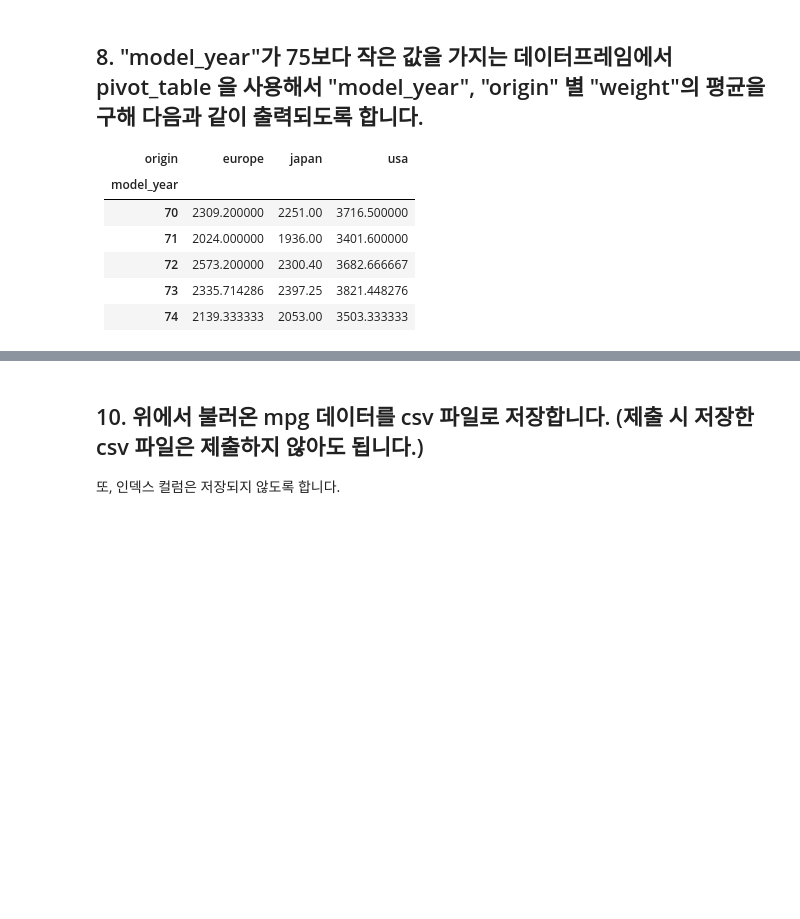
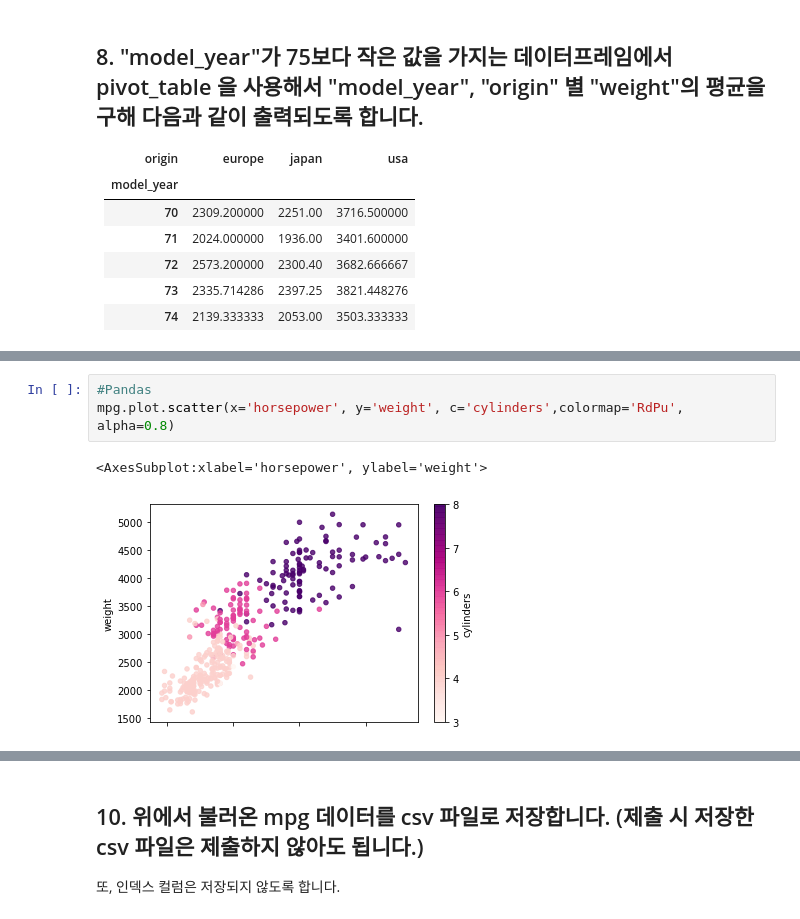
Before and after one commit to julesdata/study, a Jupyter notebook: Python/Quiz/ND-파이썬기초-과제4.ipynb, the cells around one changed output, grey strips where cells are left out. Cells and saved outputs as stored; diff of their text form; blank space fills up the shorter version.

```diff
--- a/Python/Quiz/ND-파이썬기초-과제4.ipynb
+++ b/Python/Quiz/ND-파이썬기초-과제4.ipynb
@@ -446,0 +479,6 @@ Name: horsepower, dtype: float64
+# %%
+#Pandas
+mpg.plot.scatter(x='horsepower', y='weight', c='cylinders',colormap='RdPu', alpha=0.8)
+# %% [output]
+<AxesSubplot:xlabel='horsepower', ylabel='weight'>
+[figure, added]
```
Also changed, not shown: parts of 21 cells of this notebook.
